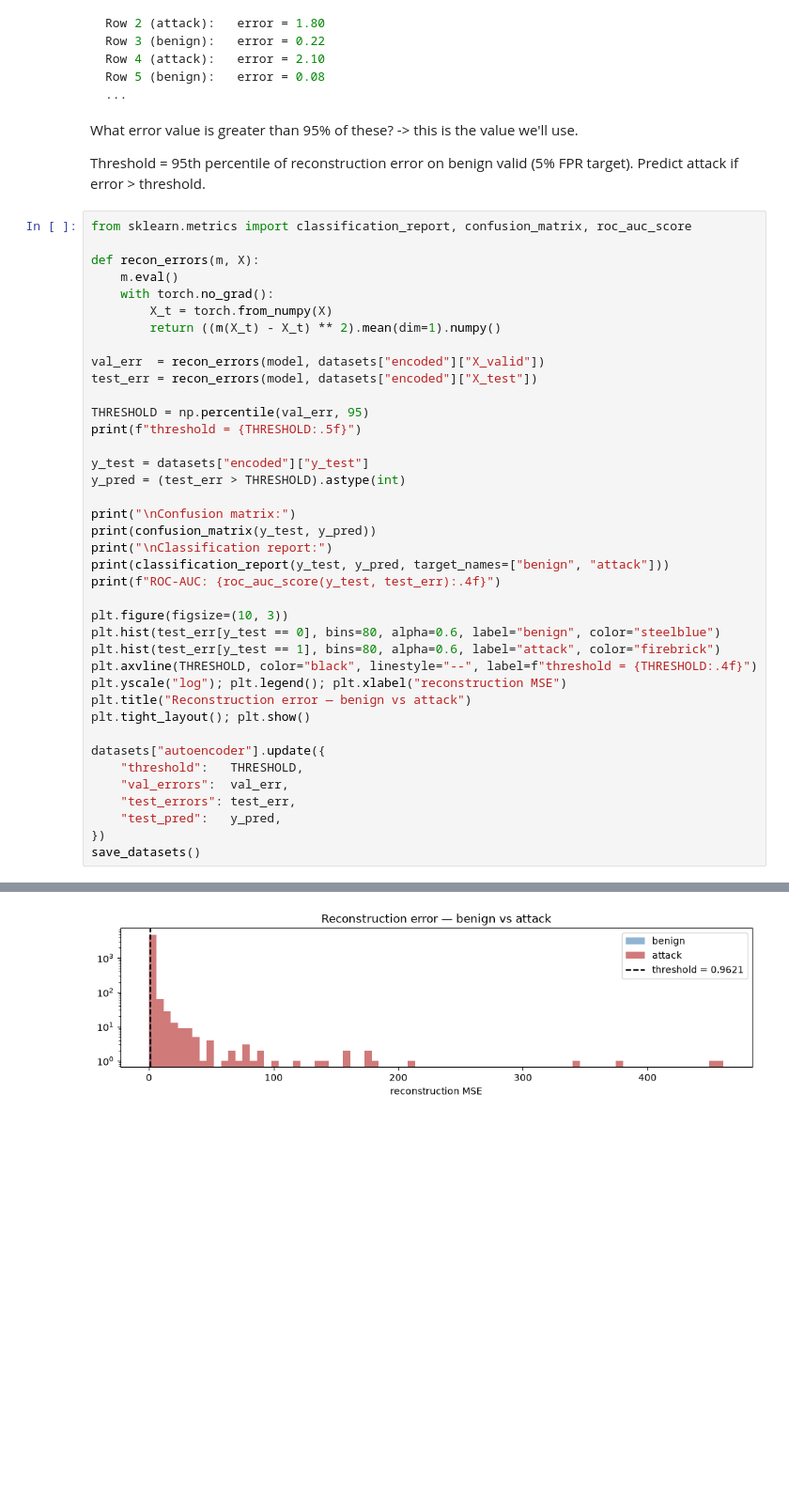
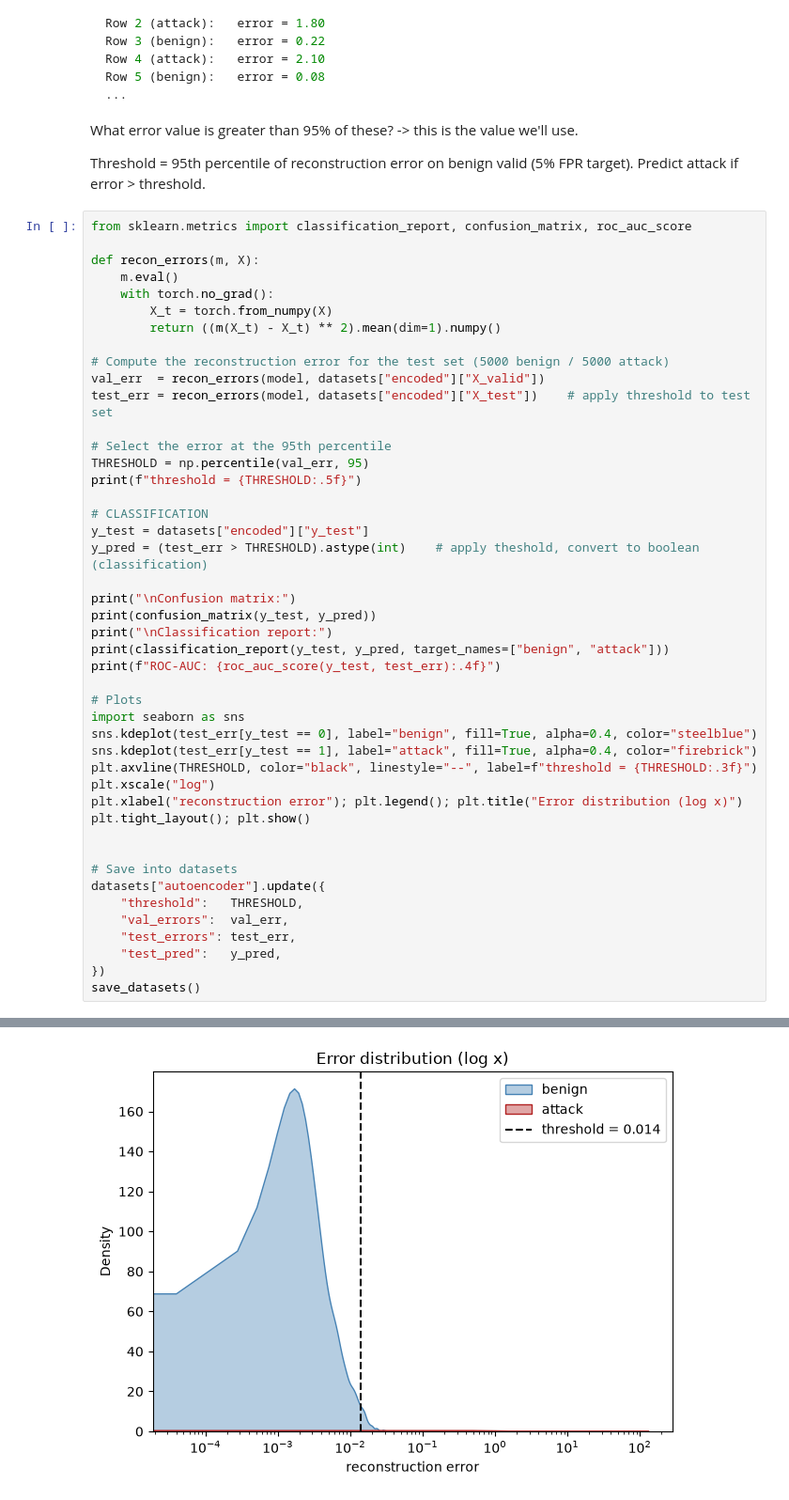
Before and after one commit to Muten-Roshi-Sama/federated-neural-network-cluster, a Jupyter notebook: notebooks/01-mendeley.ipynb, the cells around one changed output, grey strips where cells are left out. Shown at 94% size. Saved outputs shown, nothing was run; the diff lists cells and outputs as text; blank space fills up the shorter version.

Commit message:
Mendeley smoke-test completed.

```diff
--- a/notebooks/01-mendeley.ipynb
+++ b/notebooks/01-mendeley.ipynb
@@ -629,14 +684,17 @@ def recon_errors(m, X):
         X_t = torch.from_numpy(X)
         return ((m(X_t) - X_t) ** 2).mean(dim=1).numpy()
 
+# Compute the reconstruction error for the test set (5000 benign / 5000 attack)
 val_err  = recon_errors(model, datasets["encoded"]["X_valid"])
-test_err = recon_errors(model, datasets["encoded"]["X_test"])
+test_err = recon_errors(model, datasets["encoded"]["X_test"])    # apply threshold to test set
 
+# Select the error at the 95th percentile
 THRESHOLD = np.percentile(val_err, 95)
 print(f"threshold = {THRESHOLD:.5f}")
 
+# CLASSIFICATION
 y_test = datasets["encoded"]["y_test"]
-y_pred = (test_err > THRESHOLD).astype(int)
+y_pred = (test_err > THRESHOLD).astype(int)    # apply theshold, convert to boolean (classification)
 
 print("\nConfusion matrix:")
 print(confusion_matrix(y_test, y_pred))
@@ -644,14 +702,17 @@ print("\nClassification report:")
 print(classification_report(y_test, y_pred, target_names=["benign", "attack"]))
 print(f"ROC-AUC: {roc_auc_score(y_test, test_err):.4f}")
 
-plt.figure(figsize=(10, 3))
-plt.hist(test_err[y_test == 0], bins=80, alpha=0.6, label="benign", color="steelblue")
-plt.hist(test_err[y_test == 1], bins=80, alpha=0.6, label="attack", color="firebrick")
-plt.axvline(THRESHOLD, color="black", linestyle="--", label=f"threshold = {THRESHOLD:.4f}")
-plt.yscale("log"); plt.legend(); plt.xlabel("reconstruction MSE")
-plt.title("Reconstruction error — benign vs attack")
+# Plots
+import seaborn as sns
+sns.kdeplot(test_err[y_test == 0], label="benign", fill=True, alpha=0.4, color="steelblue")
+sns.kdeplot(test_err[y_test == 1], label="attack", fill=True, alpha=0.4, color="firebrick")
+plt.axvline(THRESHOLD, color="black", linestyle="--", label=f"threshold = {THRESHOLD:.3f}")
+plt.xscale("log")
+plt.xlabel("reconstruction error"); plt.legend(); plt.title("Error distribution (log x)")
 plt.tight_layout(); plt.show()
 
+
+# Save into datasets
 datasets["autoencoder"].update({
     "threshold":   THRESHOLD,
     "val_errors":  val_err,
@@ -680 +741 @@ ROC-AUC: 0.8608
-[figure, old version]
+[figure, new version]
```
Also changed, not shown: parts of 24 cells of this notebook, 2 other files.
